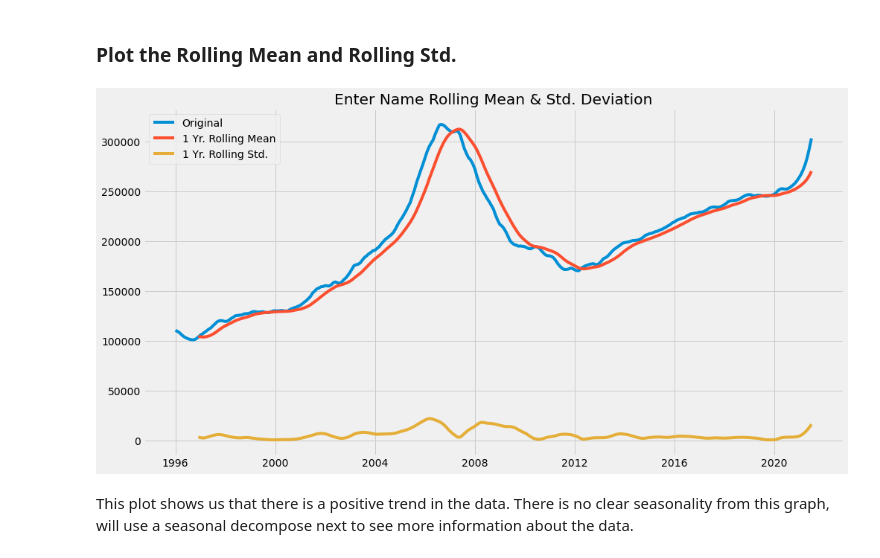
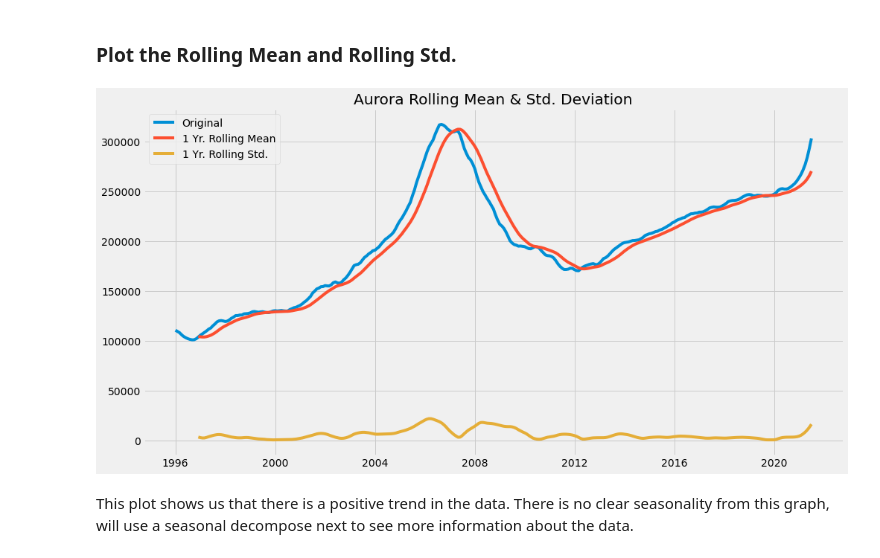
Before and after one commit to fivearm/Phase_4_Project, a Jupyter notebook: Aurora_CO_80016.ipynb, the cells around one changed output. Drawn from its saved outputs; the diff is of its cells as text; code cells hidden in the pictures.

```diff
--- a/Aurora_CO_80016.ipynb
+++ b/Aurora_CO_80016.ipynb
@@ -54,9 +54,9 @@ Aurora = melted[melted.RegionName == 33598]
 Aurora = Aurora.resample('MS').mean()
 Aurora = Aurora.drop(['RegionName', 'RegionID', 'SizeRank'], axis=1)
 # %%
-roll_mean_std(Aurora)
+roll_mean_std(Aurora, name = 'Aurora')
 # %% [output]
-[figure, old version]
+[figure, new version]
 # %% [markdown]
 This plot shows us that there is a positive trend in the data. There is no clear seasonality from this graph, will use a seasonal decompose next to see more information about the data.
 # %% [markdown]
```
Also changed, not shown: parts of 3 cells of this notebook, 2 other files.
